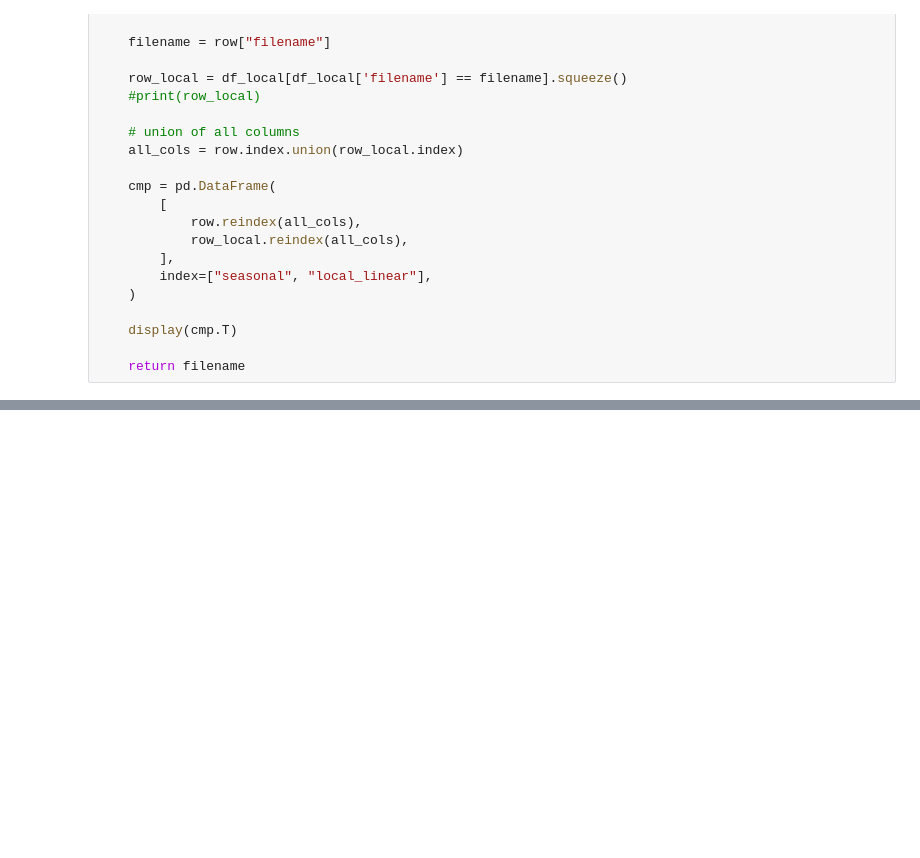
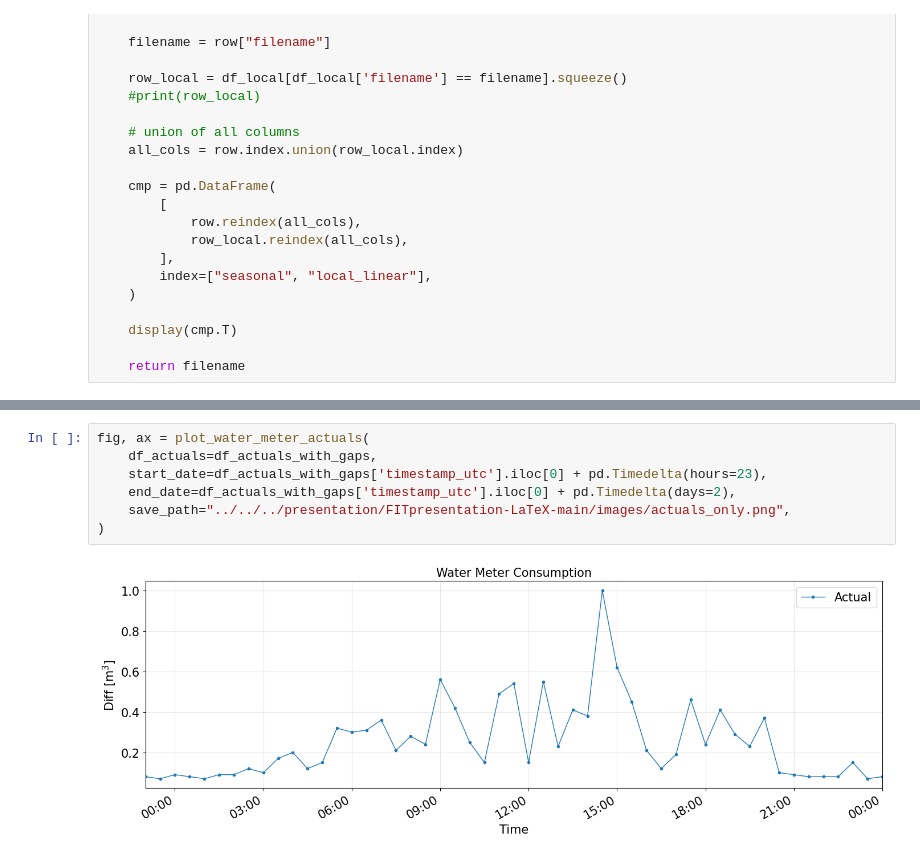
Before and after one commit to andres-cerny/master_thesis, a Jupyter notebook: src/models_implementation_testing/helper_scripts/visulize_anomaly_prediction.ipynb, the cells around one changed output, grey strips where cells are left out. Drawn from its saved outputs; the diff is of its cells as text; blank space fills up the shorter version.

```diff
--- a/src/models_implementation_testing/helper_scripts/visulize_anomaly_prediction.ipynb
+++ b/src/models_implementation_testing/helper_scripts/visulize_anomaly_prediction.ipynb
@@ -391,0 +436,9 @@ fig2, ax2 = plot_water_meter_anomalies(df_actuals=df_actuals_with_gaps, df_predi
+# %%
+fig, ax = plot_water_meter_actuals(
+    df_actuals=df_actuals_with_gaps,
+    start_date=df_actuals_with_gaps['timestamp_utc'].iloc[0] + pd.Timedelta(hours=23),
+    end_date=df_actuals_with_gaps['timestamp_utc'].iloc[0] + pd.Timedelta(days=2),
+    save_path="../../../presentation/FITpresentation-LaTeX-main/images/actuals_only.png",
+)
+# %% [output]
+[figure, added]
```
Also changed, not shown: parts of 6 cells of this notebook, 17 other files.
